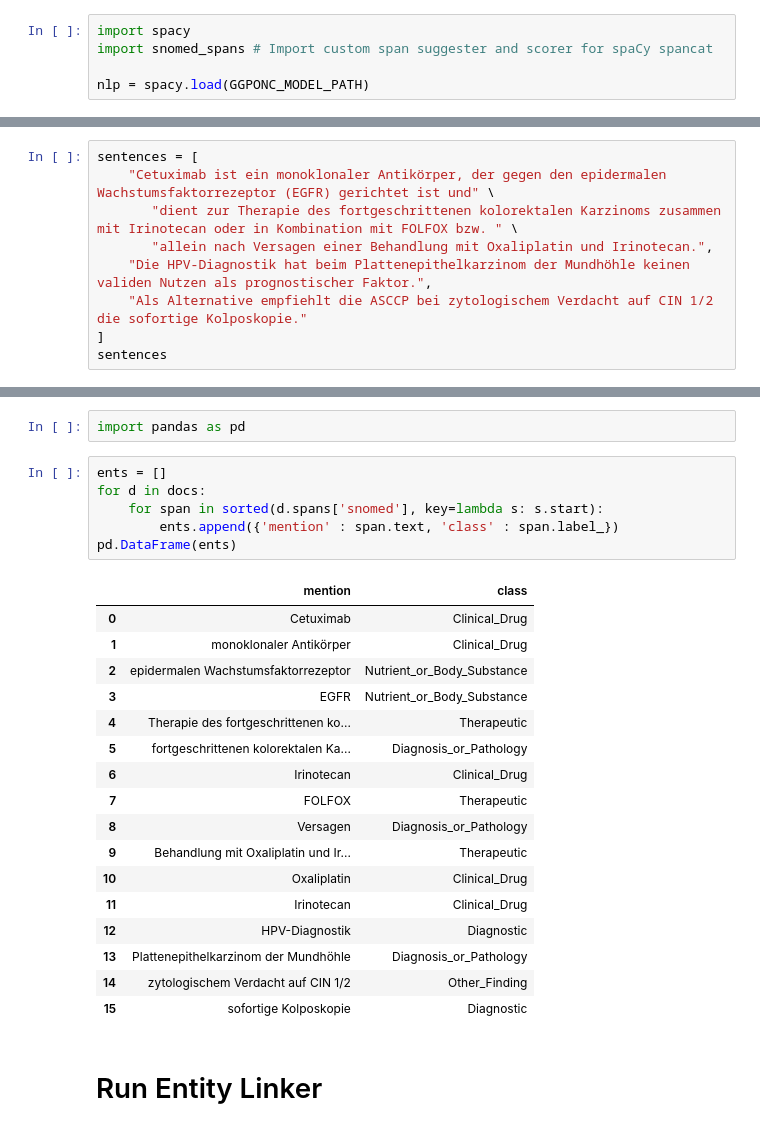
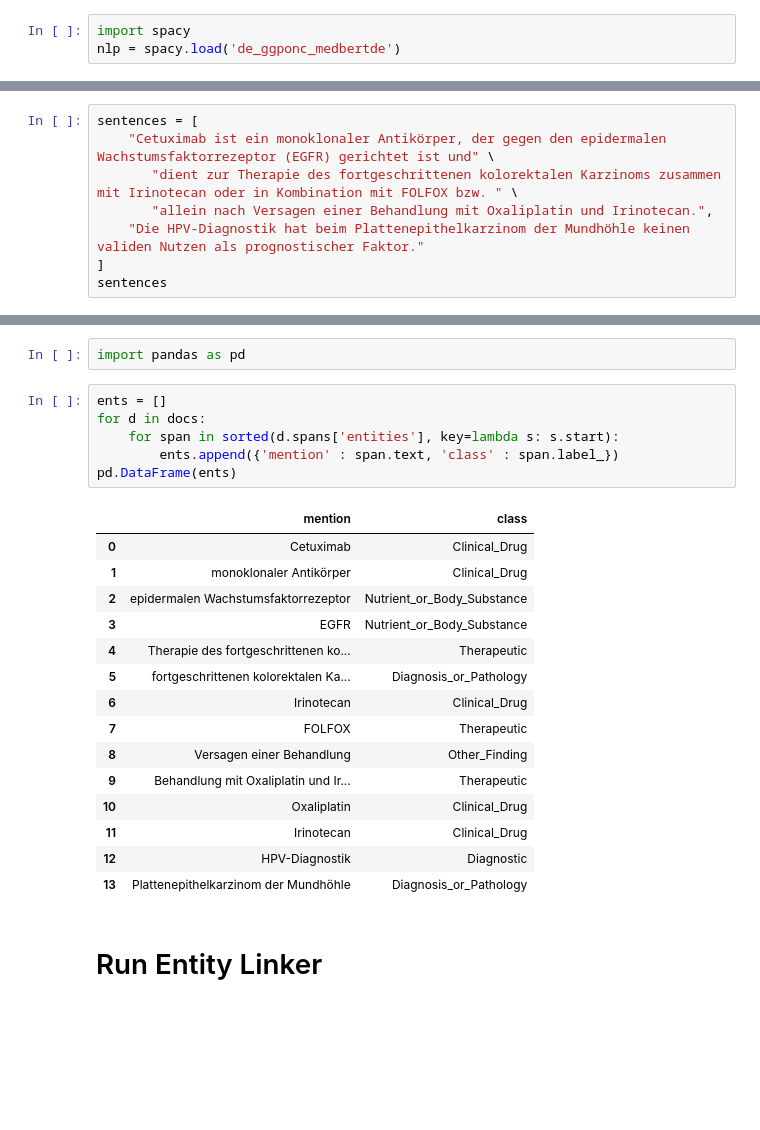
Before and after one commit to hpi-dhc/xmen, a Jupyter notebook: examples/03_GGPONC_NER.ipynb, the cells around one changed output, grey strips where cells are left out. Cells and saved outputs as stored; diff of their text form; blank space fills up the shorter version.

Commit message:
GGPONC Example

```diff
--- a/examples/03_GGPONC_NER.ipynb
+++ b/examples/03_GGPONC_NER.ipynb
@@ -30,5 +22,3 @@ sys.path.append(str(GGPONC_PROJECT_PATH / 'spacy'))
 # %%
 import spacy
-import snomed_spans # Import custom span suggester and scorer for spaCy spancat
-
-nlp = spacy.load(GGPONC_MODEL_PATH)
+nlp = spacy.load('de_ggponc_medbertde')
@@ -40,8 +27,7 @@ sentences = [
     "Cetuximab ist ein monoklonaler Antikörper, der gegen den epidermalen Wachstumsfaktorrezeptor (EGFR) gerichtet ist und" \
        "dient zur Therapie des fortgeschrittenen kolorektalen Karzinoms zusammen mit Irinotecan oder in Kombination mit FOLFOX bzw. " \
        "allein nach Versagen einer Behandlung mit Oxaliplatin und Irinotecan.",
-    "Die HPV-Diagnostik hat beim Plattenepithelkarzinom der Mundhöhle keinen validen Nutzen als prognostischer Faktor.",
-    "Als Alternative empfiehlt die ASCCP bei zytologischem Verdacht auf CIN 1/2 die sofortige Kolposkopie."
+    "Die HPV-Diagnostik hat beim Plattenepithelkarzinom der Mundhöhle keinen validen Nutzen als prognostischer Faktor."
 ]
 sentences
 # %% [output]
@@ -55,27 +40,25 @@ import pandas as pd
 # %%
 ents = []
 for d in docs:
-    for span in sorted(d.spans['snomed'], key=lambda s: s.start):
+    for span in sorted(d.spans['entities'], key=lambda s: s.start):
         ents.append({'mention' : span.text, 'class' : span.label_})
 pd.DataFrame(ents)
 # %% [output]
 |  | mention | class |
 | 0 | Cetuximab | Clinical_Drug |
 | 1 | monoklonaler Antikörper | Clinical_Drug |
 | 2 | epidermalen Wachstumsfaktorrezeptor | Nutrient_or_Body_Substance |
 | 3 | EGFR | Nutrient_or_Body_Substance |
 | 4 | Therapie des fortgeschrittenen ko... | Therapeutic |
 | 5 | fortgeschrittenen kolorektalen Ka... | Diagnosis_or_Pathology |
 | 6 | Irinotecan | Clinical_Drug |
 | 7 | FOLFOX | Therapeutic |
-| 8 | Versagen | Diagnosis_or_Pathology |
+| 8 | Versagen einer Behandlung | Other_Finding |
 | 9 | Behandlung mit Oxaliplatin und Ir... | Therapeutic |
 | 10 | Oxaliplatin | Clinical_Drug |
 | 11 | Irinotecan | Clinical_Drug |
 | 12 | HPV-Diagnostik | Diagnostic |
 | 13 | Plattenepithelkarzinom der Mundhöhle | Diagnosis_or_Pathology |
-| 14 | zytologischem Verdacht auf CIN 1/2 | Other_Finding |
-| 15 | sofortige Kolposkopie | Diagnostic |
 # %% [markdown]
 # Run Entity Linker
 # %%
```
Also changed, not shown: parts of 18 cells of this notebook.
